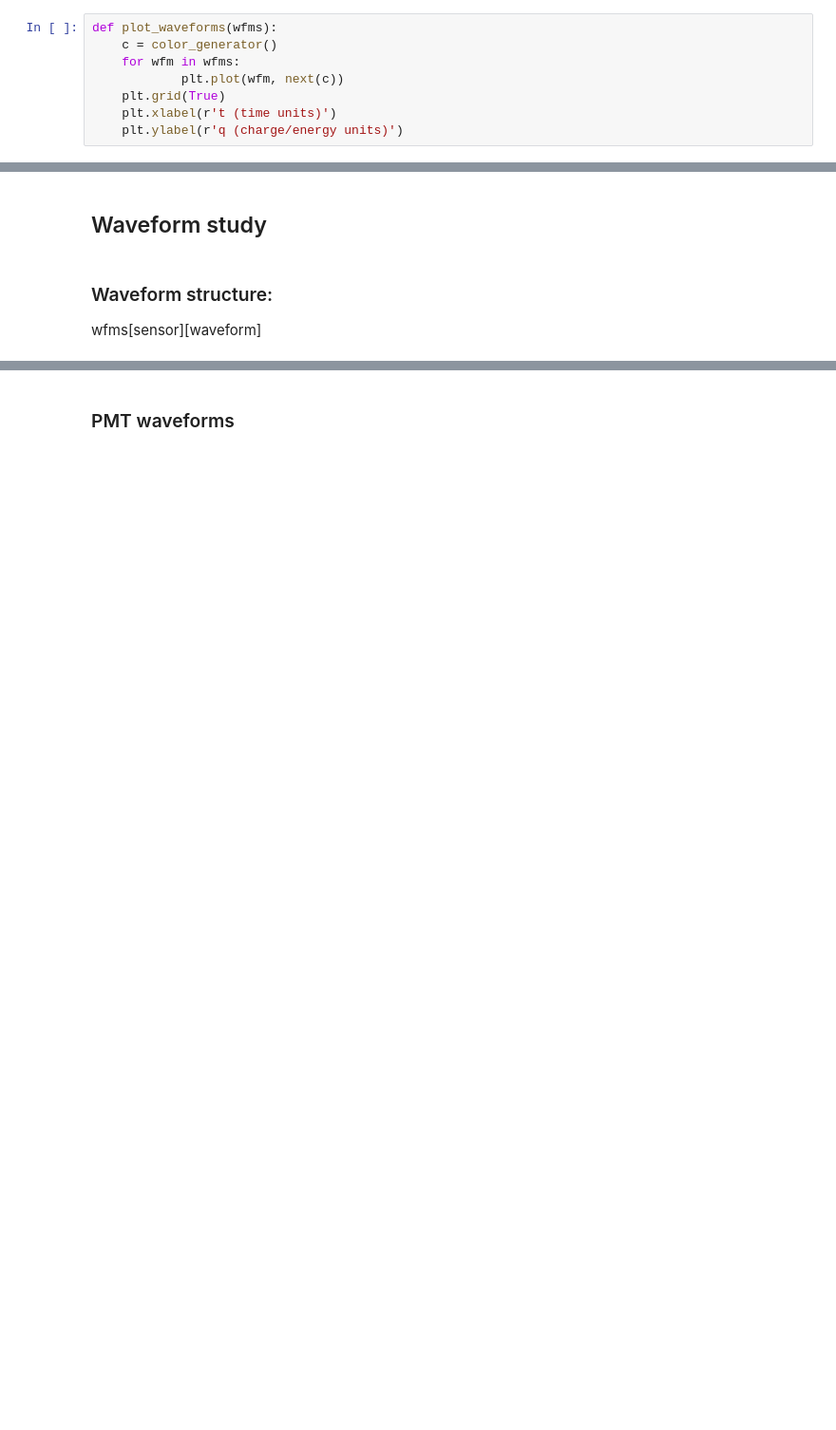
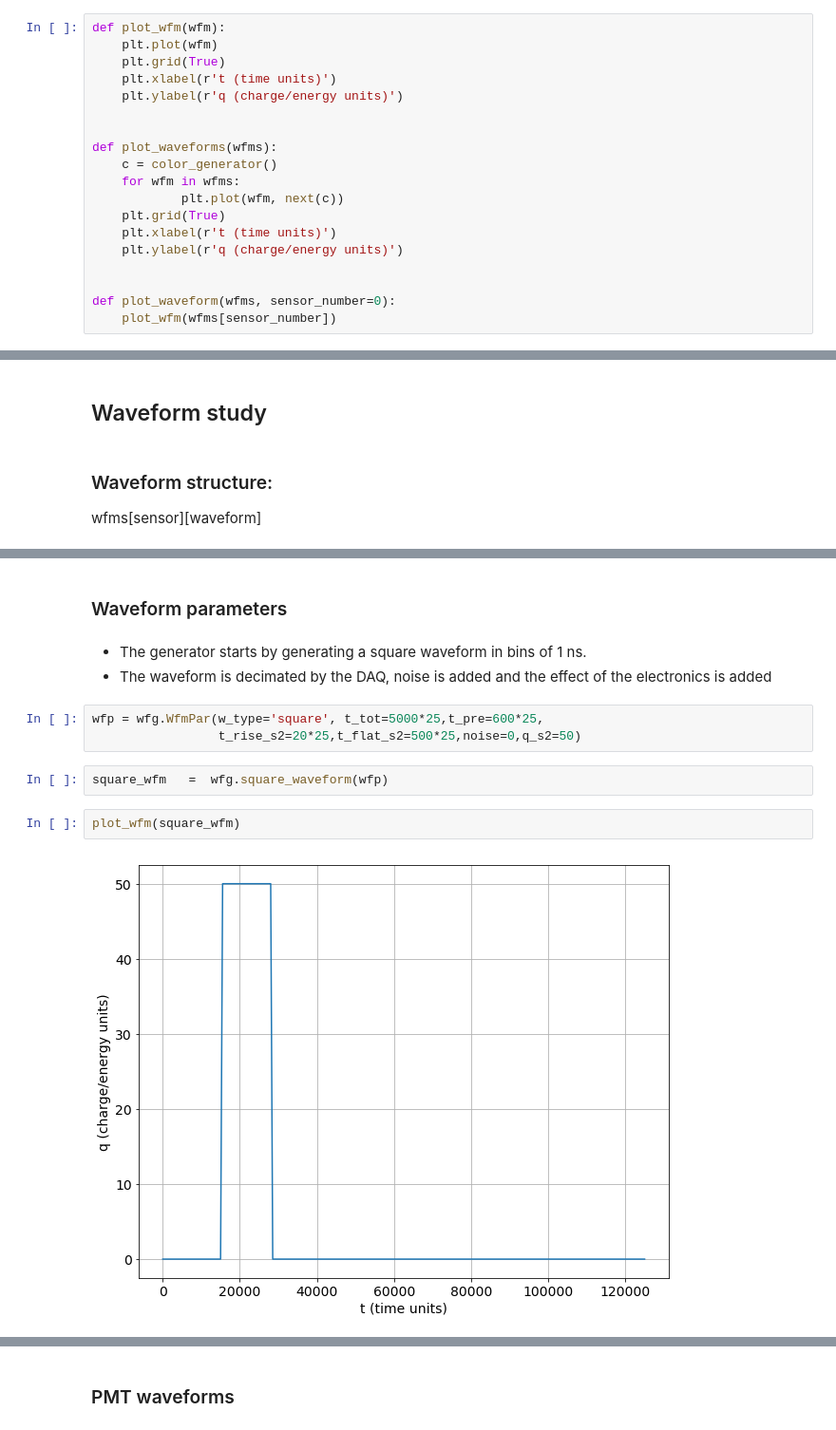
Before and after one commit to jjgomezcadenas/ICDEV, a Jupyter notebook: reco/calib_sensors_functions.ipynb, the cells around one changed output, grey strips where cells are left out. Shown at 95% size. Cells and saved outputs as stored; diff of their text form; blank space fills up the shorter version.

```diff
--- a/reco/calib_sensors_functions.ipynb
+++ b/reco/calib_sensors_functions.ipynb
@@ -118,6 +61,13 @@ def color_generator(cx = ['b', 'k', 'r', 'y', 'g'] ):
             i=0
             yield cx[i]
 # %%
+def plot_wfm(wfm):
+    plt.plot(wfm)
+    plt.grid(True)
+    plt.xlabel(r't (time units)')
+    plt.ylabel(r'q (charge/energy units)')
+
+
 def plot_waveforms(wfms):
     c = color_generator()
     for wfm in wfms:
@@ -125,3 +75,7 @@ def plot_waveforms(wfms):
     plt.grid(True)
     plt.xlabel(r't (time units)')
     plt.ylabel(r'q (charge/energy units)')
+
+
+def plot_waveform(wfms, sensor_number=0):
+    plot_wfm(wfms[sensor_number])
@@ -333,0 +152,14 @@ plot_waveforms(sipm_wfms)
+# %% [markdown]
+### Waveform parameters
+# %% [markdown]
+- The generator starts by generating a square waveform in bins of 1 ns.
+- The waveform is decimated by the DAQ, noise is added and the effect of the electronics is added
+# %%
+wfp = wfg.WfmPar(w_type='square', t_tot=5000*25,t_pre=600*25,
+                 t_rise_s2=20*25,t_flat_s2=500*25,noise=0,q_s2=50)
+# %%
+square_wfm   =  wfg.square_waveform(wfp)
+# %%
+plot_wfm(square_wfm)
+# %% [output]
+[figure, added]
```
Also changed, not shown: parts of 183 cells of this notebook, 1 other file.
